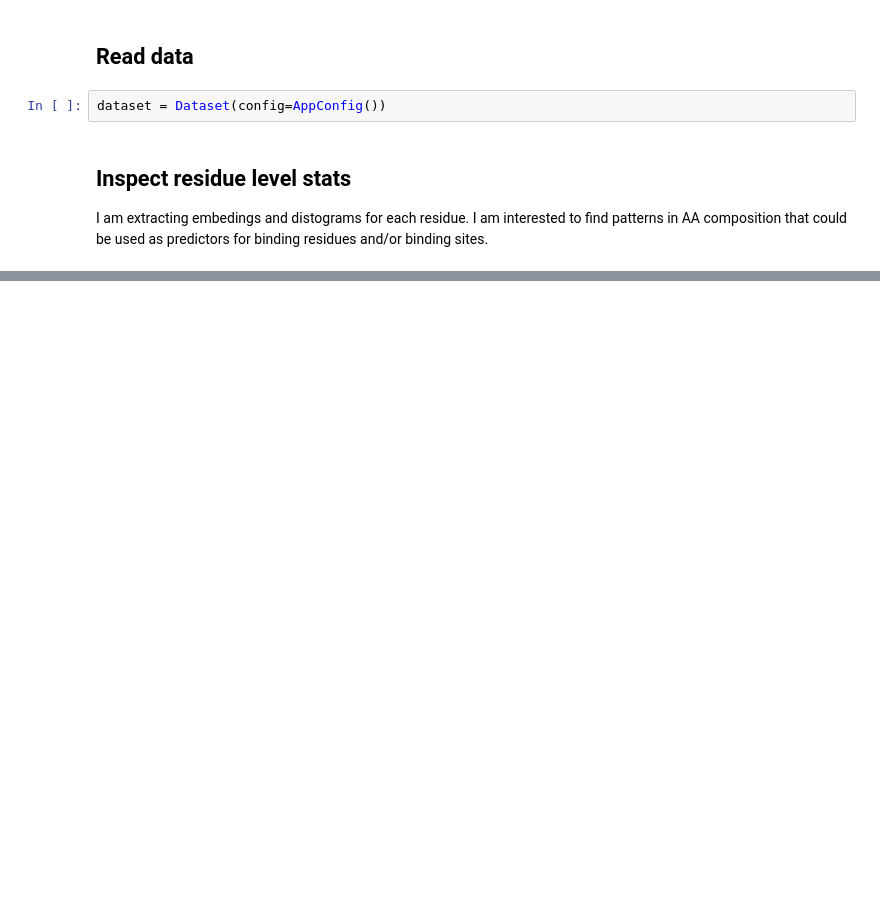
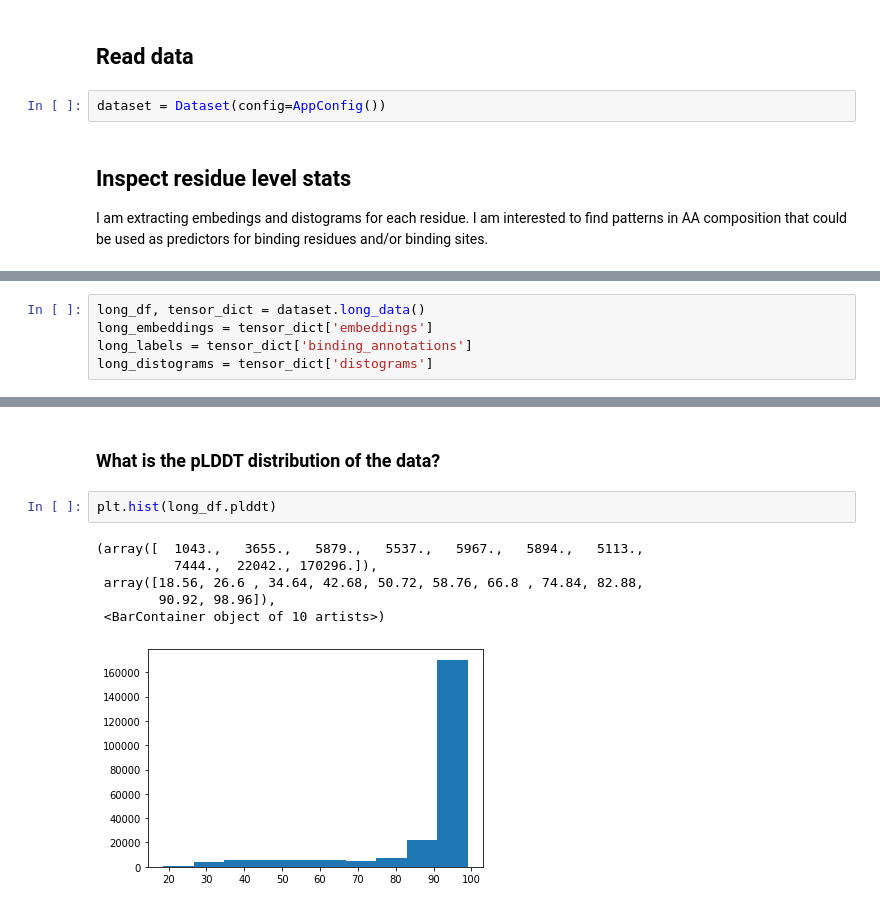
Before and after one commit to gtsitsiridis/bind-af2-embed, a Jupyter notebook: notebooks/visualize_data_4.ipynb, the cells around one changed output, grey strips where cells are left out. Drawn from its saved outputs; the diff is of its cells as text; blank space fills up the shorter version.

Commit message:
read plddt; show 3d structure using py3dmol; show umap for each protein

```diff
--- a/notebooks/visualize_data_4.ipynb
+++ b/notebooks/visualize_data_4.ipynb
@@ -35,0 +33,5 @@ Distogram length is different for id: C8BD48. Seq length: 99, Distogram length:
+# %%
+long_df, tensor_dict = dataset.long_data()
+long_embeddings = tensor_dict['embeddings']
+long_labels = tensor_dict['binding_annotations']
+long_distograms = tensor_dict['distograms']
@@ -45,0 +77,11 @@ Distogram length is different for id: C8BD48. Seq length: 99, Distogram length:
+# %% [markdown]
+### What is the pLDDT distribution of the data?
+# %%
+plt.hist(long_df.plddt)
+# %% [output]
+(array([  1043.,   3655.,   5879.,   5537.,   5967.,   5894.,   5113.,
+          7444.,  22042., 170296.]),
+ array([18.56, 26.6 , 34.64, 42.68, 50.72, 58.76, 66.8 , 74.84, 82.88,
+        90.92, 98.96]),
+ <BarContainer object of 10 artists>)
+[figure, added]
```
Also changed, not shown: parts of 13 cells of this notebook, 5 other files.
